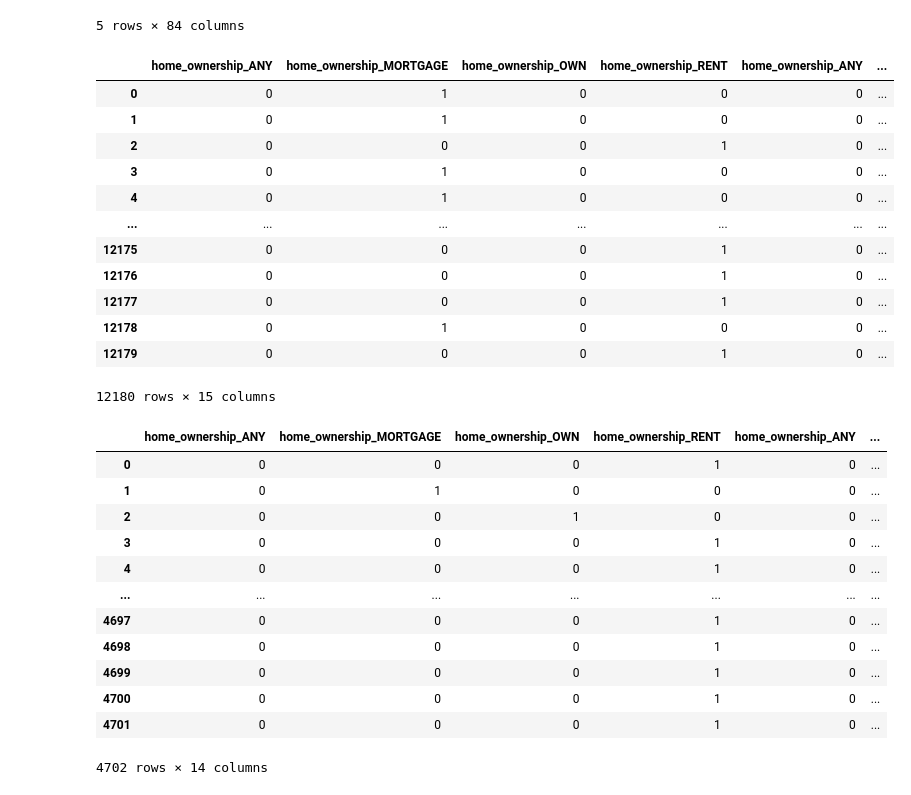
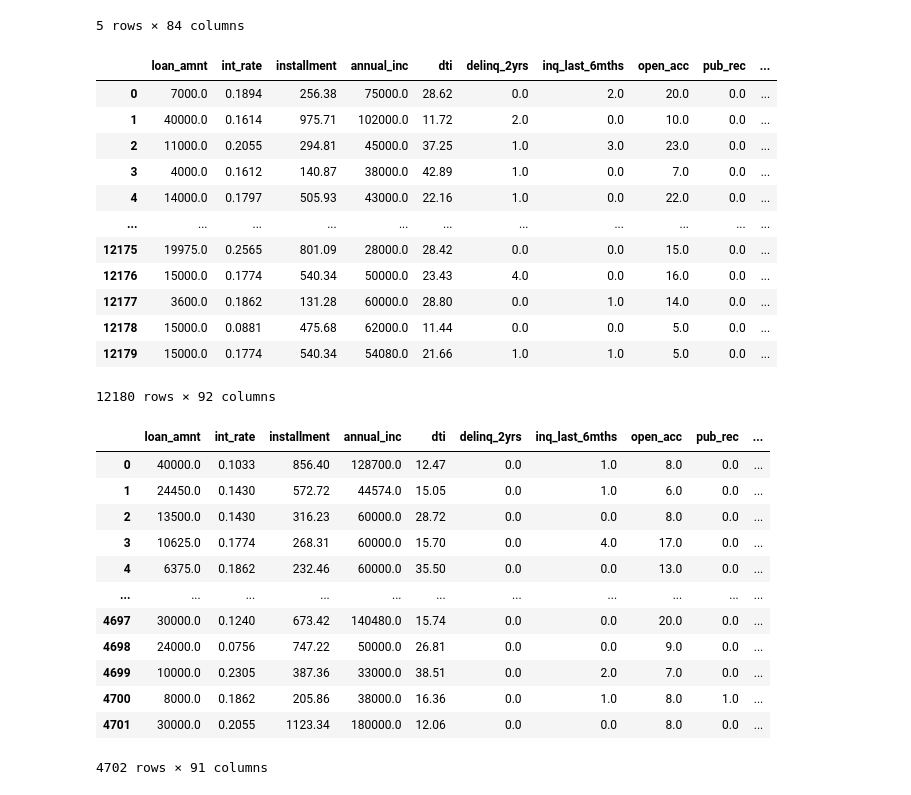
Before and after one commit to terrellbradford/supervised-machine-learning-challege, a Jupyter notebook: Credit Risk Evaluator.ipynb, the cells around one changed output. Saved outputs shown, nothing was run; the diff lists cells and outputs as text; code cells hidden in the pictures.

```diff
--- a/Credit Risk Evaluator.ipynb
+++ b/Credit Risk Evaluator.ipynb
@@ -26,35 +32,52 @@ test_df.head()
 5 rows × 84 columns
 # %%
 # Convert categorical data to numeric and separate target feature for training data
-pd.get_dummies(train_df[['home_ownership','home_ownership','pymnt_plan','hardship_flag','debt_settlement_flag','target']])
+
+#drop categorical data and separate target
+y_train_df = train_df["target"]
+y_label_train = LabelEncoder().fit_transform(train_df['target'])
+
+# One-hot encoding train data
+X1 = train_df.drop('target', axis=1)
+X_train_df = pd.get_dummies(X1)
+
+X_train_df
 # %% [output]
-|  | home_ownership_ANY | home_ownership_MORTGAGE | home_ownership_OWN | home_ownership_RENT | home_ownership_ANY | ... |
-| 0 | 0 | 1 | 0 | 0 | 0 | ... |
-| 1 | 0 | 1 | 0 | 0 | 0 | ... |
-| 2 | 0 | 0 | 0 | 1 | 0 | ... |
-| 3 | 0 | 1 | 0 | 0 | 0 | ... |
-| 4 | 0 | 1 | 0 | 0 | 0 | ... |
-| ... | ... | ... | ... | ... | ... | ... |
-| 12175 | 0 | 0 | 0 | 1 | 0 | ... |
-| 12176 | 0 | 0 | 0 | 1 | 0 | ... |
-| 12177 | 0 | 0 | 0 | 1 | 0 | ... |
-| 12178 | 0 | 1 | 0 | 0 | 0 | ... |
-| 12179 | 0 | 0 | 0 | 1 | 0 | ... |
+|  | loan_amnt | int_rate | installment | annual_inc | dti | delinq_2yrs | inq_last_6mths | open_acc | pub_rec | ... |
+| 0 | 7000.0 | 0.1894 | 256.38 | 75000.0 | 28.62 | 0.0 | 2.0 | 20.0 | 0.0 | ... |
+| 1 | 40000.0 | 0.1614 | 975.71 | 102000.0 | 11.72 | 2.0 | 0.0 | 10.0 | 0.0 | ... |
+| 2 | 11000.0 | 0.2055 | 294.81 | 45000.0 | 37.25 | 1.0 | 3.0 | 23.0 | 0.0 | ... |
+| 3 | 4000.0 | 0.1612 | 140.87 | 38000.0 | 42.89 | 1.0 | 0.0 | 7.0 | 0.0 | ... |
+| 4 | 14000.0 | 0.1797 | 505.93 | 43000.0 | 22.16 | 1.0 | 0.0 | 22.0 | 0.0 | ... |
+| ... | ... | ... | ... | ... | ... | ... | ... | ... | ... | ... |
+| 12175 | 19975.0 | 0.2565 | 801.09 | 28000.0 | 28.42 | 0.0 | 0.0 | 15.0 | 0.0 | ... |
+| 12176 | 15000.0 | 0.1774 | 540.34 | 50000.0 | 23.43 | 4.0 | 0.0 | 16.0 | 0.0 | ... |
+| 12177 | 3600.0 | 0.1862 | 131.28 | 60000.0 | 28.80 | 0.0 | 1.0 | 14.0 | 0.0 | ... |
+| 12178 | 15000.0 | 0.0881 | 475.68 | 62000.0 | 11.44 | 0.0 | 0.0 | 5.0 | 0.0 | ... |
+| 12179 | 15000.0 | 0.1774 | 540.34 | 54080.0 | 21.66 | 1.0 | 1.0 | 5.0 | 0.0 | ... |
-12180 rows × 15 columns
+12180 rows × 92 columns
 # %%
 # Convert categorical data to numeric and separate target feature for testing data
-pd.get_dummies(test_df[['home_ownership','home_ownership','pymnt_plan','hardship_flag','debt_settlement_flag','target']])
+
+#drop categorical data and separate target
+y_test_df = test_df["target"]
+y_label_test = LabelEncoder().fit_transform(test_df['target'])
+
+# One-hot encoding test data
+X2 = test_df.drop('target', axis=1)
+X_test_df = pd.get_dummies(X2)
+X_test_df
 # %% [output]
-|  | home_ownership_ANY | home_ownership_MORTGAGE | home_ownership_OWN | home_ownership_RENT | home_ownership_ANY | ... |
-| 0 | 0 | 0 | 0 | 1 | 0 | ... |
-| 1 | 0 | 1 | 0 | 0 | 0 | ... |
-| 2 | 0 | 0 | 1 | 0 | 0 | ... |
-| 3 | 0 | 0 | 0 | 1 | 0 | ... |
-| 4 | 0 | 0 | 0 | 1 | 0 | ... |
-| ... | ... | ... | ... | ... | ... | ... |
-| 4697 | 0 | 0 | 0 | 1 | 0 | ... |
-| 4698 | 0 | 0 | 0 | 1 | 0 | ... |
-| 4699 | 0 | 0 | 0 | 1 | 0 | ... |
-| 4700 | 0 | 0 | 0 | 1 | 0 | ... |
-| 4701 | 0 | 0 | 0 | 1 | 0 | ... |
+|  | loan_amnt | int_rate | installment | annual_inc | dti | delinq_2yrs | inq_last_6mths | open_acc | pub_rec | ... |
+| 0 | 40000.0 | 0.1033 | 856.40 | 128700.0 | 12.47 | 0.0 | 1.0 | 8.0 | 0.0 | ... |
+| 1 | 24450.0 | 0.1430 | 572.72 | 44574.0 | 15.05 | 0.0 | 1.0 | 6.0 | 0.0 | ... |
+| 2 | 13500.0 | 0.1430 | 316.23 | 60000.0 | 28.72 | 0.0 | 0.0 | 8.0 | 0.0 | ... |
+| 3 | 10625.0 | 0.1774 | 268.31 | 60000.0 | 15.70 | 0.0 | 4.0 | 17.0 | 0.0 | ... |
+| 4 | 6375.0 | 0.1862 | 232.46 | 60000.0 | 35.50 | 0.0 | 0.0 | 13.0 | 0.0 | ... |
+| ... | ... | ... | ... | ... | ... | ... | ... | ... | ... | ... |
+| 4697 | 30000.0 | 0.1240 | 673.42 | 140480.0 | 15.74 | 0.0 | 0.0 | 20.0 | 0.0 | ... |
+| 4698 | 24000.0 | 0.0756 | 747.22 | 50000.0 | 26.81 | 0.0 | 0.0 | 9.0 | 0.0 | ... |
+| 4699 | 10000.0 | 0.2305 | 387.36 | 33000.0 | 38.51 | 0.0 | 2.0 | 7.0 | 0.0 | ... |
+| 4700 | 8000.0 | 0.1862 | 205.86 | 38000.0 | 16.36 | 0.0 | 1.0 | 8.0 | 1.0 | ... |
+| 4701 | 30000.0 | 0.2055 | 1123.34 | 180000.0 | 12.06 | 0.0 | 0.0 | 8.0 | 0.0 | ... |
-4702 rows × 14 columns
+4702 rows × 91 columns
```
Also changed, not shown: parts of 12 cells of this notebook, 3 other files.
